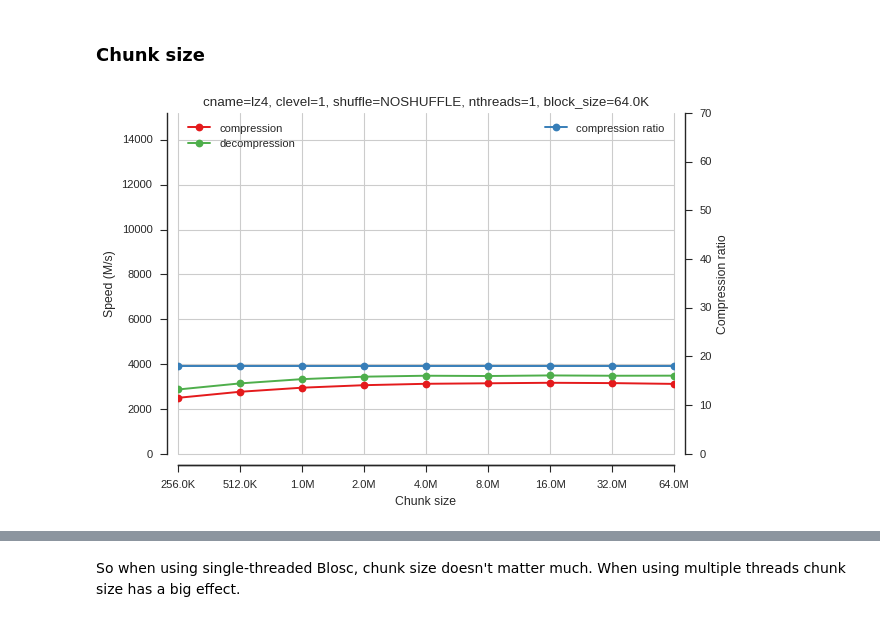
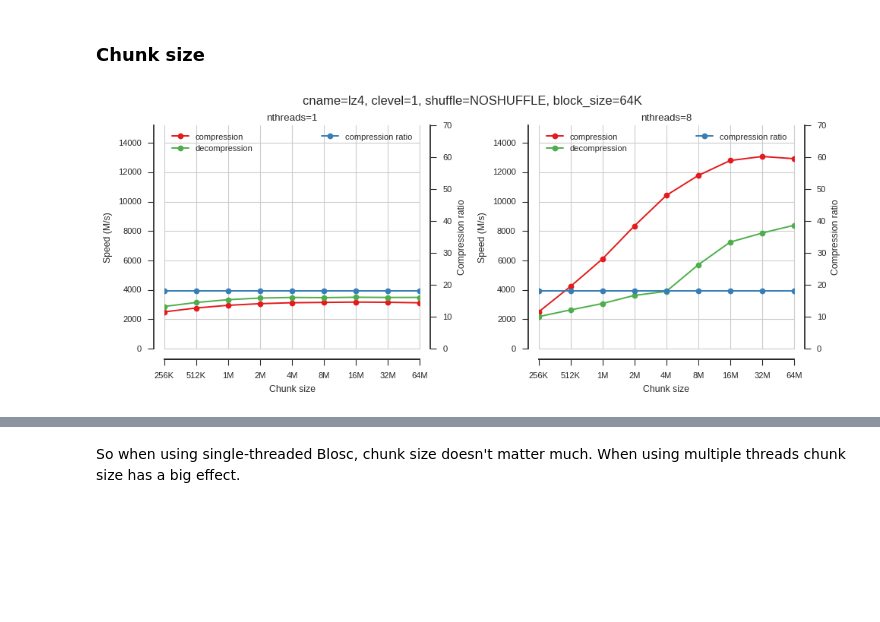
Before and after one commit to alimanfoo/alimanfoo.github.io, a Jupyter notebook: _posts/2016-09-21-genotype-compression-benchmark.ipynb, the cells around one changed output, grey strips where cells are left out. Cells and saved outputs as stored; diff of their text form; code cells hidden in the pictures; blank space fills up the shorter version.

```diff
--- a/_posts/2016-09-21-genotype-compression-benchmark.ipynb
+++ b/_posts/2016-09-21-genotype-compression-benchmark.ipynb
@@ -21,7 +27,11 @@ data.shape
 (2000000, 765, 2)
 # %%
 import humanize
-print('benchmark data uncompressed size:', humanize.naturalsize(data.nbytes, gnu=True))
+
+def gnusize(nbytes, format='%.0f'):
+    return humanize.naturalsize(nbytes, gnu=True, format=format)
+
+print('benchmark data uncompressed size:', gnusize(data.nbytes, format='%.1f'))
 # %% [output]
 benchmark data uncompressed size: 2.8G
 # %% [markdown]
@@ -30,13 +40,12 @@ The integer values in the array represent different DNA nucleotides (A, C, G, T,
 Because most individuals within a species share much of their DNA sequence in common with each other, genotype data are generally very sparse, in the sense that the vast majority of values are zero (identical to the reference). This sparseness is the main reason why genotype data compress well. Also, for organisms like humans where genetic diversity is relatively low, almost all non-zero values are 1. For organisms like mosquitoes where diversity is higher, a larger fraction of values can be greater than 1, although the data are still very sparse. If we are dealing with nucleotide variation (as is the case here) the maximum value is 3.
 # %%
 import matplotlib.pyplot as plt
-plt.rcParams['savefig.dpi'] = 80
 %matplotlib inline
 import numpy as np
 import seaborn as sns
 sns.set_style('white')
 sns.set_style('ticks')
-sns.set_context('notebook')
+sns.set_context('paper')
 
 mn = data.min()
 mx = data.max()
@@ -148,7 +155,7 @@ else:
     ratios = calc_ratios()
     np.save(ratios_fn, ratios)
 # %%
-fig, ax = plt.subplots(figsize=(7, len(compressors) * .3))
+fig, ax = plt.subplots(figsize=(7, len(compressors) * .25))
 sns.despine(ax=ax, offset=10)
 ax.barh(bottom=np.arange(len(compressors)), width=ratios, height=.8)
 ax.set_yticks(np.arange(len(compressors)) + .4)
@@ -476,7 +483,7 @@ def plot_blosc_chunk_size(cname, clevel, shuffle, nthreads, chunk_sizes, block_s
         fix, ax = plt.subplots()
 
     ax.set_title('cname=%s, clevel=%s, shuffle=%s, nthreads=%s, block_size=%s' %
-                 (cname, clevel, shuffle_labels[shuffle], nthreads, humanize.naturalsize(block_size, gnu=True)),
+                 (cname, clevel, shuffle_labels[shuffle], nthreads, gnusize(block_size)),
                  va='bottom', fontsize=12)
 
     sns.despine(ax=ax, offset=10)
@@ -494,12 +501,28 @@ def plot_blosc_chunk_size(cname, clevel, shuffle, nthreads, chunk_sizes, block_s
     ax.plot(x, yr, marker='o', color=palette[1], label='compression ratio')
     ax.set_xlabel('Chunk size')
     ax.set_xticks(chunk_sizes)
-    ax.set_xticklabels([humanize.naturalsize(x, gnu=True) for x in chunk_sizes])
+    ax.set_xticklabels([gnusize(x) for x in chunk_sizes])
     ax.set_ylabel('Compression ratio')
     ax.set_ylim(0, 70)
     ax.legend(loc='upper right')
+
+
+def fig_blosc_chunk_size(cname, clevel, shuffle, chunk_sizes, block_size):
+    fig = plt.figure(figsize=(10, 4))
+    ax = fig.add_subplot(1, 2, 1)
+    plot_blosc_chunk_size(cname=cname, clevel=clevel, shuffle=shuffle, nthreads=1,
+                          block_size=block_size, chunk_sizes=chunk_sizes, ax=ax)
+    ax.set_title('nthreads=1')
+    ax = fig.add_subplot(1, 2, 2)
+    plot_blosc_chunk_size(cname=cname, clevel=clevel, shuffle=shuffle, nthreads=8,
+                          block_size=block_size, chunk_sizes=chunk_sizes, ax=ax)
+    ax.set_title('nthreads=8')
+    fig.suptitle('cname=%s, clevel=%s, shuffle=%s, block_size=%s' %
+                 (cname, clevel, shuffle_labels[shuffle], gnusize(block_size)),
+                 va='bottom', fontsize=12)
+    fig.tight_layout()
 # %%
-plot_blosc_chunk_size(cname='lz4', clevel=1, shuffle=0, nthreads=1, block_size=2**16,
-                      chunk_sizes=[2**x for x in range(18, 27)])
+fig_blosc_chunk_size(cname='lz4', clevel=1, shuffle=0, block_size=2**16,
+                     chunk_sizes=[2**x for x in range(18, 27)])
 # %% [output]
-[figure, old version]
+[figure, new version]
```
Also changed, not shown: parts of 51 cells of this notebook, 44 other files.
